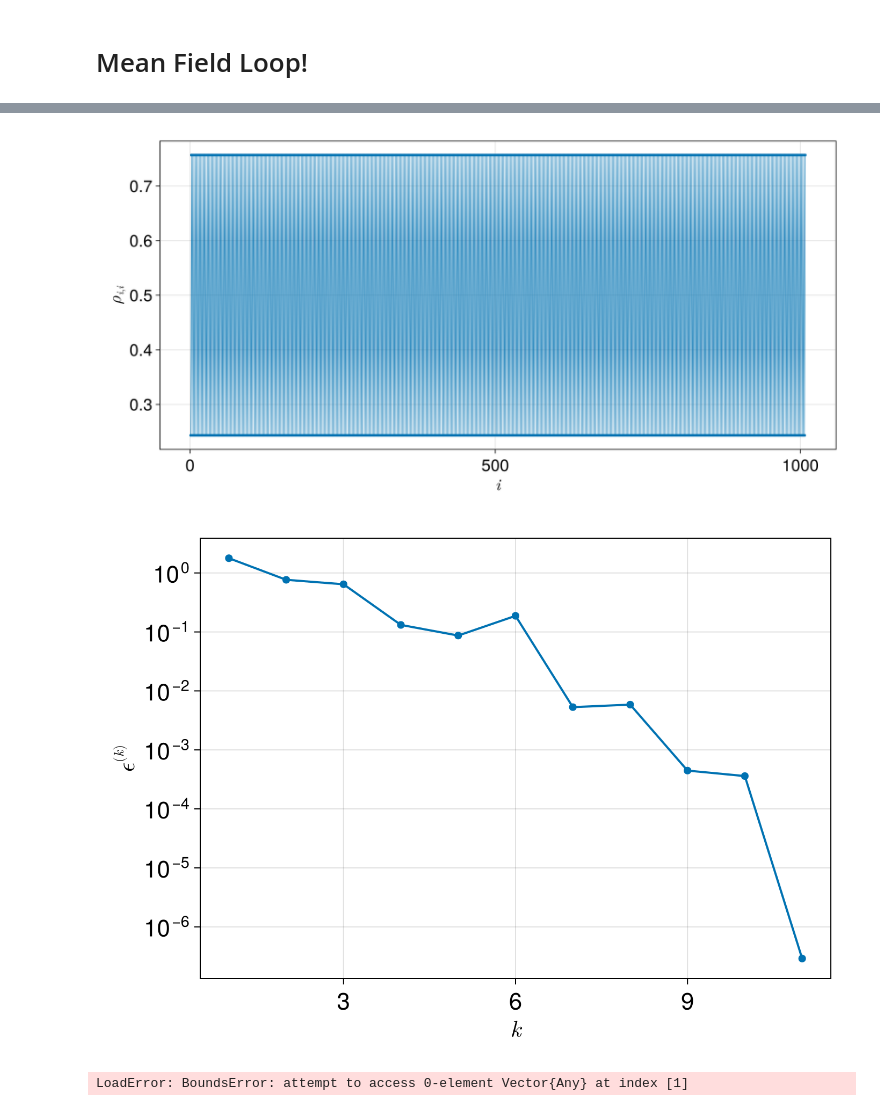
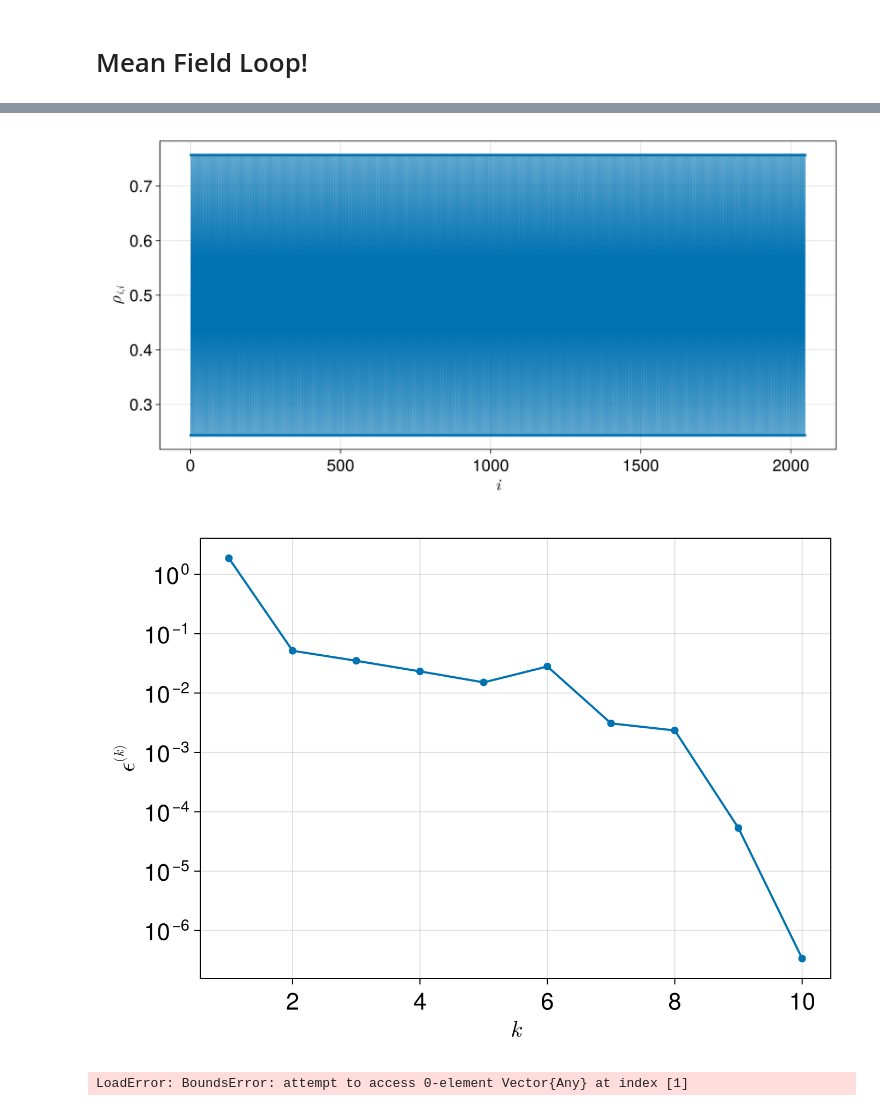
Before and after one commit to NicolauUP/SelfConsistent_MeanField.jl, a Jupyter notebook: notebooks/teste.ipynb, the cells around one changed output, grey strips where cells are left out. Cells and saved outputs as stored; diff of their text form; code cells hidden in the pictures.

```diff
--- a/notebooks/teste.ipynb
+++ b/notebooks/teste.ipynb
@@ -498,17 +440,13 @@ CairoMakie.Screen{IMAGE}
 # Mean Field Loop!
 # %%
 # --- 1. Hamiltonian Parameters ---
-N_sites = 1008
+N_sites = 2048
 t = 1.0
 E_Fermi = 0.0
-τ_AA = 10
-V1 = 0.0
-V2 = 0.0
-τ_2 = 576/1008
-φ = 0.0
 
 
-HamiltonianData = (N_sites = N_sites, t = t, periodic=true, E_Fermi = E_Fermi, τ_AA = τ_AA, V1=V1, V2=V2, τ_2=τ_2,φ=φ)
+
+HamiltonianData = (N_sites = N_sites, t = t, periodic=true, E_Fermi = E_Fermi)
 
 # --- 2. Interaction Parameters ---
 U = 2.0
@@ -518,7 +456,7 @@ InteractionData = (U = U,
 
 # --- 3. KPM Parameters ---
 
-N_max = 512
+N_max = 128
 compute_density_matrix = true
 compute_ldos = false
 Energies = Float64[]
@@ -552,7 +490,7 @@ scf_params = (
 
 
 
-
+solver = ED_Solver(())
 
 
 # mf_result = run_scf_loop()
@@ -562,16 +500,16 @@ scf_params = (
 
 
 # --- 5. Define the functions to be used ---
-hamiltonian_builder = one_dimensional_ExtendedAubryAndre # Or one_dimensional_AubryAndre, etc.
+hamiltonian_builder = one_dimensional_chain
 meanfield_starter = StartMeanField_1stNeighbor_Repulsion
 meanfield_updater = MeanField_1stNeighbor_Repulsion
 
 # --- 6. Execute the SCF loop ---
-(final_kpm_result, scf_history) = run_scf_loop(
+(density_matrix, scf_history, other_data) = run_scf_loop(
     HamiltonianData,
     InteractionData,
-    kpm_params,
     scf_params,
+     solver,
 
     hamiltonian_builder,
     meanfield_starter,
@@ -601,32 +539,32 @@ SCF converged in 11 iterations with error 2.9022261527344995e-7
 # %%
 
 fig = Figure(size = (1000, 500),fontsize=22)
 ax = Axis(fig[1, 1], xlabel=L"i",ylabel=L"\rho_{i,i}")
 
-scatterlines!(ax,diag(final_kpm_result.density_matrix) |> real,markersize=5,linewidth=0.5)
+scatterlines!(ax,diag(density_matrix) |> real,markersize=5,linewidth=0.5)
 
 display(fig)
 
 
 
 fig = Figure(size = (700, 500),fontsize=22)
 ax = Axis(fig[1, 1], xlabel=L"k",ylabel=L"\epsilon^{(k)}",yscale=log10)
 
 scatterlines!(ax,scf_history.errors, markersize=10,linewidth=2)
 
 display(fig)
 
 
 
 fig = Figure(size = (700, 500),fontsize=22)
 ax = Axis(fig[1, 1], xlabel=L"k",ylabel=L"E_F^{(k)}")
 
 scatterlines!(ax,scf_history.E_Fermi_values, markersize=10,linewidth=2)
 for i in 1:length(scf_history.E_Fermi_values)
      scatter!(ax, i * ones(N_sites), scf_history.eigenvalues[i], color=(:red,0.8), markersize=1)
 end
 display(fig)
 # %% [output]
-[figure, old version]
+[figure, new version]
-[figure, old version]
+[figure, new version]
 LoadError: BoundsError: attempt to access 0-element Vector{Any} at index [1]
```
Also changed, not shown: parts of 12 cells of this notebook, 4 other files.
